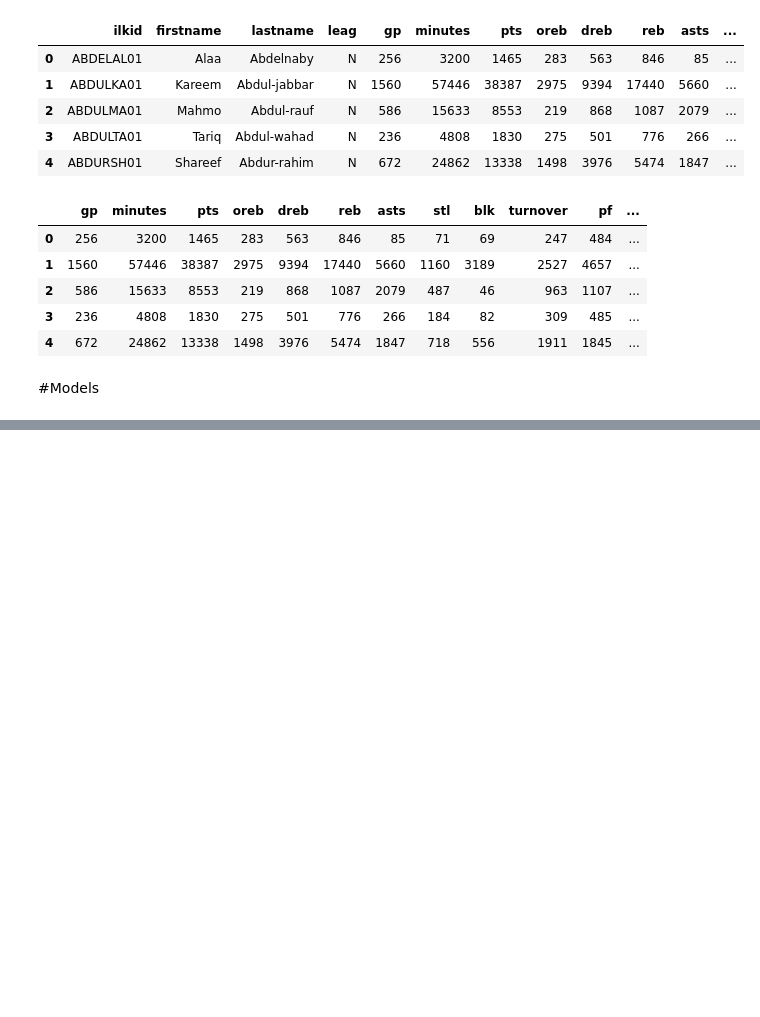
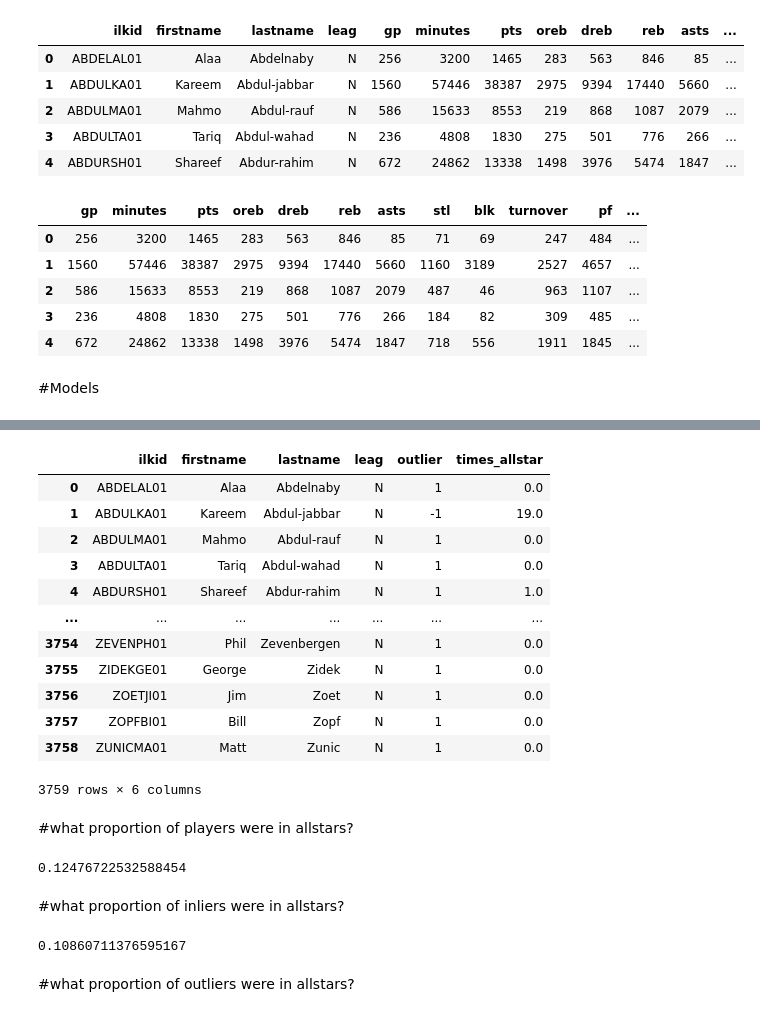
Before and after one commit to ShaelinN/GameOutcomePrediction, a Jupyter notebook: outlier_detection.ipynb, the cells around one changed output, grey strips where cells are left out. Cells and saved outputs as stored; diff of their text form; code cells hidden in the pictures; blank space fills up the shorter version.

```diff
--- a/outlier_detection.ipynb
+++ b/outlier_detection.ipynb
@@ -79,0 +102,48 @@ players.head(10)
+# %%
+all_stars= pd.read_csv(os.path.join(data, "player_allstar.csv"))
+all_stars.head()
+all_stars["ilkid"] = [i.upper().strip() for i in all_stars["ilkid"]]
+# %%
+groupbyid = all_stars[["ilkid"]].groupby("ilkid", as_index=False)
+count = groupbyid.size()
+count.columns = ["ilkid","times_allstar"]
+# %%
+players = pd.merge(out_player_keys, count,how="left", on="ilkid")
+players["times_allstar"] = players["times_allstar"].fillna(0)
+players
+# %% [output]
+|  | ilkid | firstname | lastname | leag | outlier | times_allstar |
+| 0 | ABDELAL01 | Alaa | Abdelnaby | N | 1 | 0.0 |
+| 1 | ABDULKA01 | Kareem | Abdul-jabbar | N | -1 | 19.0 |
+| 2 | ABDULMA01 | Mahmo | Abdul-rauf | N | 1 | 0.0 |
+| 3 | ABDULTA01 | Tariq | Abdul-wahad | N | 1 | 0.0 |
+| 4 | ABDURSH01 | Shareef | Abdur-rahim | N | 1 | 1.0 |
+| ... | ... | ... | ... | ... | ... | ... |
+| 3754 | ZEVENPH01 | Phil | Zevenbergen | N | 1 | 0.0 |
+| 3755 | ZIDEKGE01 | George | Zidek | N | 1 | 0.0 |
+| 3756 | ZOETJI01 | Jim | Zoet | N | 1 | 0.0 |
+| 3757 | ZOPFBI01 | Bill | Zopf | N | 1 | 0.0 |
+| 3758 | ZUNICMA01 | Matt | Zunic | N | 1 | 0.0 |
+3759 rows × 6 columns
+# %% [markdown]
+
+#what proportion of players were in allstars?
+# %%
+stars = players.where(players["times_allstar"] != 0).dropna()
+
+stars.shape[0]/players.shape[0]
+# %% [output]
+0.12476722532588454
+# %% [markdown]
+#what proportion of inliers were in allstars?
+# %%
+inliers = players.where(players["outlier"] == 1).dropna()
+
+stars = inliers.where(inliers["times_allstar"] != 0).dropna()
+
+
+stars.shape[0]/inliers.shape[0]
+# %% [output]
+0.10860711376595167
+# %% [markdown]
+#what proportion of outliers were in allstars?
```
Also changed, not shown: parts of 24 cells of this notebook.
